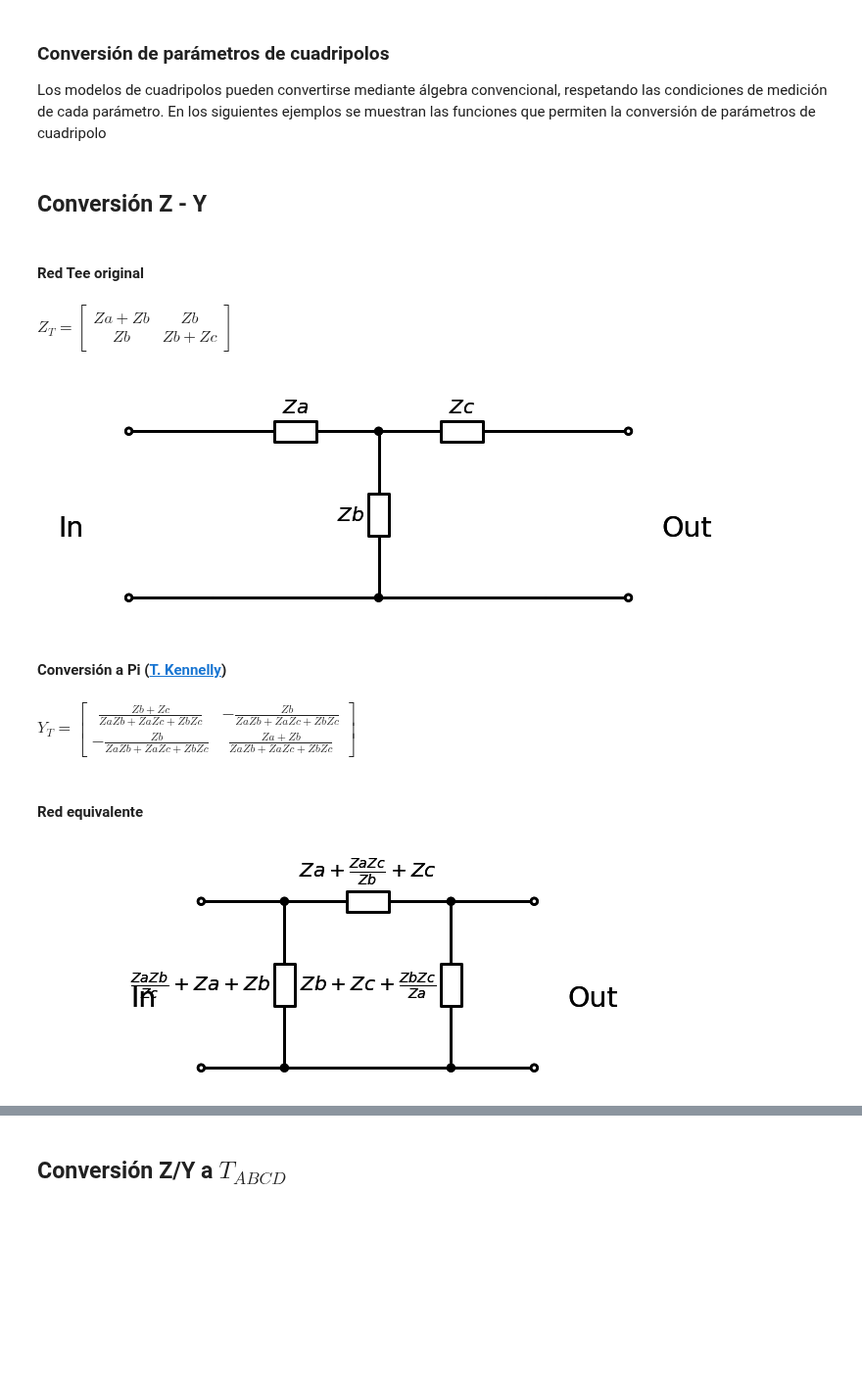
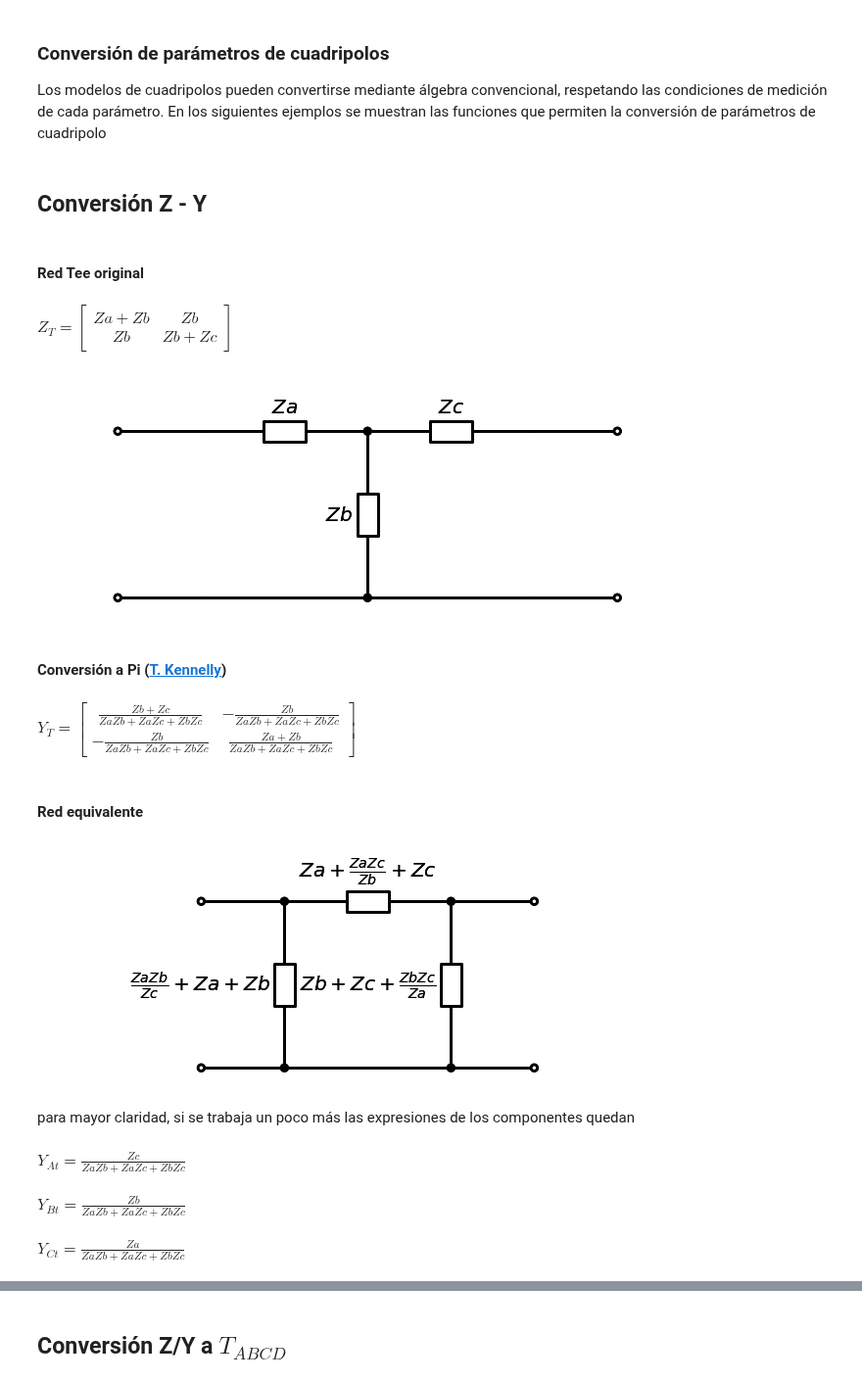
Before and after one commit to marianux/pytc2, a Jupyter notebook: docs/cuadripolos_elementales.ipynb, the cells around one changed output, grey strips where cells are left out. Shown at 98% size. Saved outputs shown, nothing was run; the diff lists cells and outputs as text; code cells hidden in the pictures; blank space fills up the shorter version.

```diff
--- a/docs/cuadripolos_elementales.ipynb
+++ b/docs/cuadripolos_elementales.ipynb
@@ -133,26 +133,39 @@ Los modelos de cuadripolos pueden convertirse mediante álgebra convencional, re
 # %%
 from pytc2.cuadripolos import Z2Tabcd_s, Y2Tabcd_s, Tabcd2Z_s, Tabcd2Y_s
 
 display(Markdown('## Conversión Z - Y'))
 
 print_subtitle('Red Tee original')
 
 print_latex(a_equal_b_latex_s('Z_T', Zt))
 
 dibujar_Tee(Zt)
 
 print_subtitle('Conversión a Pi ([T. Kennelly](https://es.wikipedia.org/wiki/Teorema_de_Kennelly))')
 
 print_latex(a_equal_b_latex_s('Y_T', Zt**-1))
 
 print_subtitle('Red equivalente')
-dibujar_Pi(Zt**-1)
+
+Yt_a, Yt_b, Yt_c = dibujar_Pi(Zt**-1, return_components = True)
+
+display(Markdown('para mayor claridad, si se trabaja un poco más las expresiones de los componentes quedan'))
+
+print_latex(a_equal_b_latex_s('Y_{At}', sp.simplify(sp.expand(Yt_a)) ))
+
+print_latex(a_equal_b_latex_s('Y_{Bt}', sp.simplify(sp.expand(Yt_b)) ))
+
+print_latex(a_equal_b_latex_s('Y_{Ct}', sp.simplify(sp.expand(Yt_c)) ))
 # %% [output]
 ## Conversión Z - Y
 #### Red Tee original
 $\displaystyle Z_T=\left[\begin{matrix}Za + Zb & Zb\\Zb & Zb + Zc\end{matrix}\right]$
-[figure, old version]
+[figure, new version]
 #### Conversión a Pi ([T. Kennelly](https://es.wikipedia.org/wiki/Teorema_de_Kennelly))
 $\displaystyle Y_T=\left[\begin{matrix}\frac{Zb + Zc}{Za Zb + Za Zc + Zb Zc} & - \frac{Zb}{Za Zb + Za Zc + Zb Zc}\\- \frac{Zb}{Za Zb + Za Zc + Zb Zc} & \frac{Za + Zb}{Za Zb + Za Zc + Zb Zc}\end{matrix}\right]$
 #### Red equivalente
-[figure, old version]
+[figure, new version]
+para mayor claridad, si se trabaja un poco más las expresiones de los componentes quedan
+$\displaystyle Y_{At}=\frac{Zc}{Za Zb + Za Zc + Zb Zc}$
+$\displaystyle Y_{Bt}=\frac{Zb}{Za Zb + Za Zc + Zb Zc}$
+$\displaystyle Y_{Ct}=\frac{Za}{Za Zb + Za Zc + Zb Zc}$
```
Also changed, not shown: parts of 13 cells of this notebook, 1 other file.
